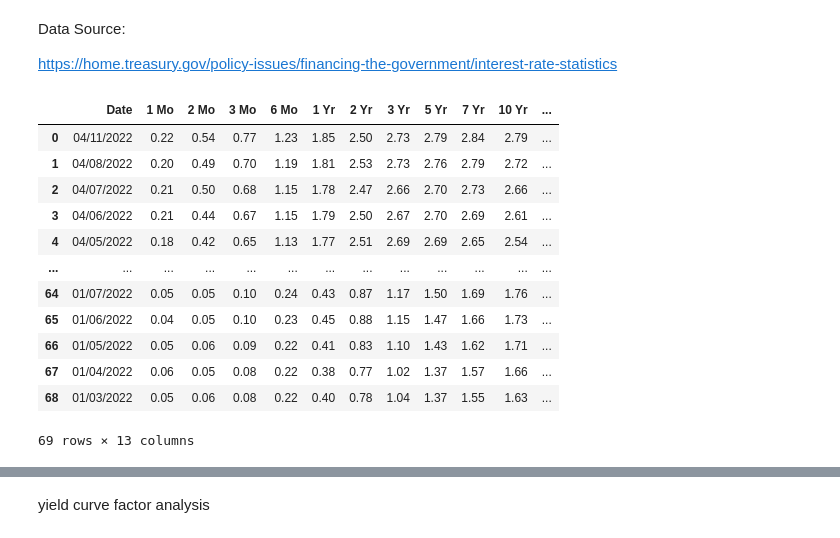
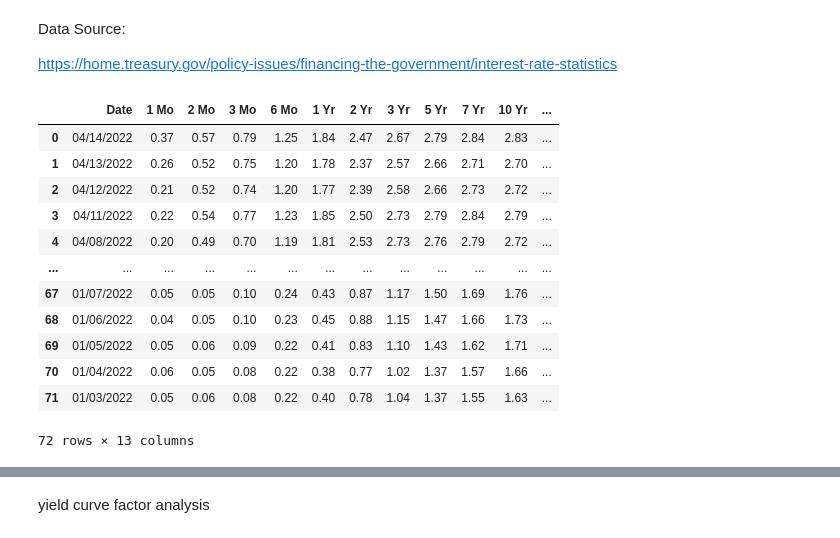
Before and after one commit to Wenbo-Git/Finance, a Jupyter notebook: Fixed Income/yield curves.ipynb, the cells around one changed output, grey strips where cells are left out. Drawn from its saved outputs; the diff is of its cells as text; code cells hidden in the pictures.

```diff
--- a/Fixed Income/yield curves.ipynb
+++ b/Fixed Income/yield curves.ipynb
@@ -6,22 +6,25 @@ Data Source:
 
 https://home.treasury.gov/policy-issues/financing-the-government/interest-rate-statistics
 # %%
+start_date = "01/03/2022"
+end_date = "04/14/2022"
+
 df = pd.read_csv("daily-treasury-rates.csv")
 df
 # %% [output]
 |  | Date | 1 Mo | 2 Mo | 3 Mo | 6 Mo | 1 Yr | 2 Yr | 3 Yr | 5 Yr | 7 Yr | 10 Yr | ... |
-| 0 | 04/11/2022 | 0.22 | 0.54 | 0.77 | 1.23 | 1.85 | 2.50 | 2.73 | 2.79 | 2.84 | 2.79 | ... |
-| 1 | 04/08/2022 | 0.20 | 0.49 | 0.70 | 1.19 | 1.81 | 2.53 | 2.73 | 2.76 | 2.79 | 2.72 | ... |
-| 2 | 04/07/2022 | 0.21 | 0.50 | 0.68 | 1.15 | 1.78 | 2.47 | 2.66 | 2.70 | 2.73 | 2.66 | ... |
-| 3 | 04/06/2022 | 0.21 | 0.44 | 0.67 | 1.15 | 1.79 | 2.50 | 2.67 | 2.70 | 2.69 | 2.61 | ... |
-| 4 | 04/05/2022 | 0.18 | 0.42 | 0.65 | 1.13 | 1.77 | 2.51 | 2.69 | 2.69 | 2.65 | 2.54 | ... |
+| 0 | 04/14/2022 | 0.37 | 0.57 | 0.79 | 1.25 | 1.84 | 2.47 | 2.67 | 2.79 | 2.84 | 2.83 | ... |
+| 1 | 04/13/2022 | 0.26 | 0.52 | 0.75 | 1.20 | 1.78 | 2.37 | 2.57 | 2.66 | 2.71 | 2.70 | ... |
+| 2 | 04/12/2022 | 0.21 | 0.52 | 0.74 | 1.20 | 1.77 | 2.39 | 2.58 | 2.66 | 2.73 | 2.72 | ... |
+| 3 | 04/11/2022 | 0.22 | 0.54 | 0.77 | 1.23 | 1.85 | 2.50 | 2.73 | 2.79 | 2.84 | 2.79 | ... |
+| 4 | 04/08/2022 | 0.20 | 0.49 | 0.70 | 1.19 | 1.81 | 2.53 | 2.73 | 2.76 | 2.79 | 2.72 | ... |
 | ... | ... | ... | ... | ... | ... | ... | ... | ... | ... | ... | ... | ... |
-| 64 | 01/07/2022 | 0.05 | 0.05 | 0.10 | 0.24 | 0.43 | 0.87 | 1.17 | 1.50 | 1.69 | 1.76 | ... |
-| 65 | 01/06/2022 | 0.04 | 0.05 | 0.10 | 0.23 | 0.45 | 0.88 | 1.15 | 1.47 | 1.66 | 1.73 | ... |
-| 66 | 01/05/2022 | 0.05 | 0.06 | 0.09 | 0.22 | 0.41 | 0.83 | 1.10 | 1.43 | 1.62 | 1.71 | ... |
-| 67 | 01/04/2022 | 0.06 | 0.05 | 0.08 | 0.22 | 0.38 | 0.77 | 1.02 | 1.37 | 1.57 | 1.66 | ... |
-| 68 | 01/03/2022 | 0.05 | 0.06 | 0.08 | 0.22 | 0.40 | 0.78 | 1.04 | 1.37 | 1.55 | 1.63 | ... |
+| 67 | 01/07/2022 | 0.05 | 0.05 | 0.10 | 0.24 | 0.43 | 0.87 | 1.17 | 1.50 | 1.69 | 1.76 | ... |
+| 68 | 01/06/2022 | 0.04 | 0.05 | 0.10 | 0.23 | 0.45 | 0.88 | 1.15 | 1.47 | 1.66 | 1.73 | ... |
+| 69 | 01/05/2022 | 0.05 | 0.06 | 0.09 | 0.22 | 0.41 | 0.83 | 1.10 | 1.43 | 1.62 | 1.71 | ... |
+| 70 | 01/04/2022 | 0.06 | 0.05 | 0.08 | 0.22 | 0.38 | 0.77 | 1.02 | 1.37 | 1.57 | 1.66 | ... |
+| 71 | 01/03/2022 | 0.05 | 0.06 | 0.08 | 0.22 | 0.40 | 0.78 | 1.04 | 1.37 | 1.55 | 1.63 | ... |
-69 rows × 13 columns
+72 rows × 13 columns
 # %%
 df.info()
 # %% [output]
```
Also changed, not shown: parts of 9 cells of this notebook.
